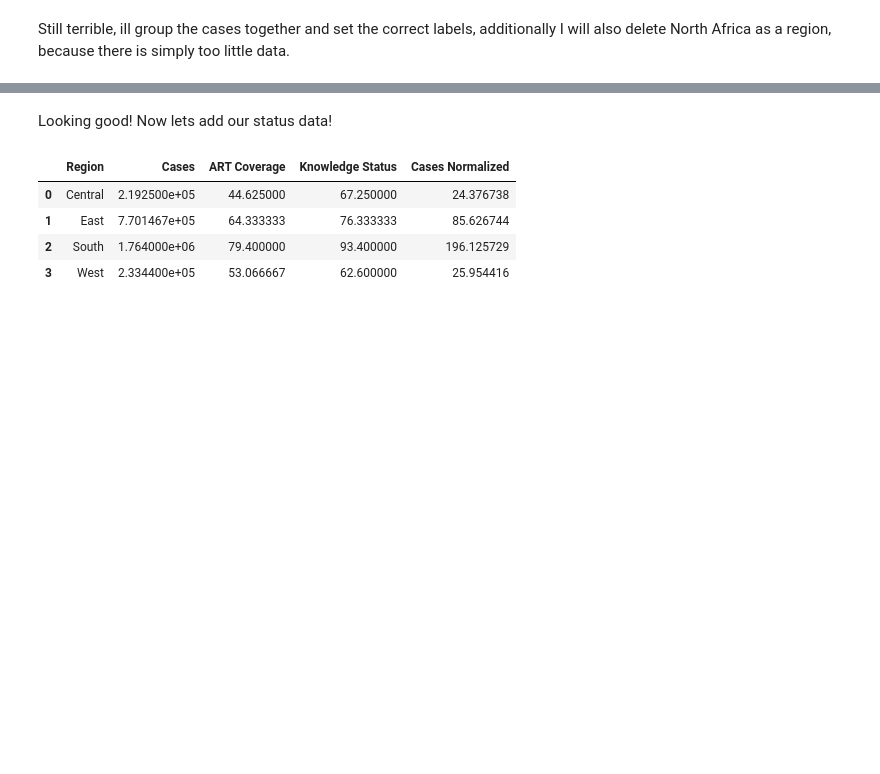
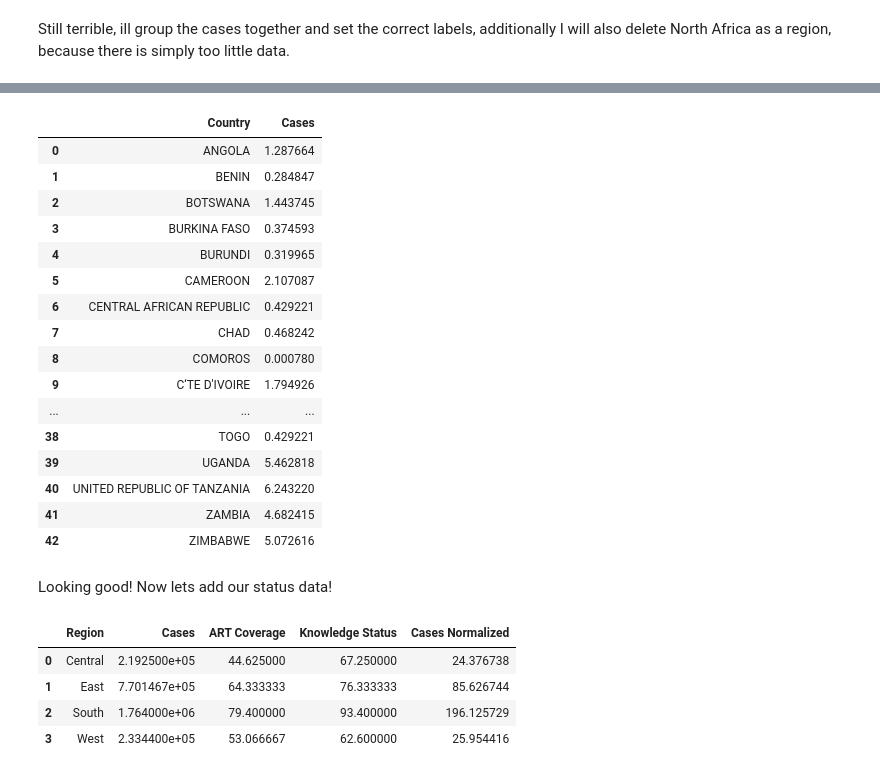
Before and after one commit to DataForAfrica/Investigations, a Jupyter notebook: AIDS/HIVExploration.ipynb, the cells around one changed output, grey strips where cells are left out. Cells and saved outputs as stored; diff of their text form; code cells hidden in the pictures; blank space fills up the shorter version.

```diff
--- a/AIDS/HIVExploration.ipynb
+++ b/AIDS/HIVExploration.ipynb
@@ -365,3 +378,25 @@ fig.show()
+# %%
+#Get aggregates for countries
+country_aggregate = df.groupby("Country").agg({'Cases': 'sum'})
+country_aggregate.apply(lambda x: 100 * x / float(x.sum())).reset_index()
+# %% [output]
+|  | Country | Cases |
+| 0 | ANGOLA | 1.287664 |
+| 1 | BENIN | 0.284847 |
+| 2 | BOTSWANA | 1.443745 |
+| 3 | BURKINA FASO | 0.374593 |
+| 4 | BURUNDI | 0.319965 |
+| 5 | CAMEROON | 2.107087 |
+| 6 | CENTRAL AFRICAN REPUBLIC | 0.429221 |
+| 7 | CHAD | 0.468242 |
+| 8 | COMOROS | 0.000780 |
+| 9 | C‘TE D'IVOIRE | 1.794926 |
+| ... | ... | ... |
+| 38 | TOGO | 0.429221 |
+| 39 | UGANDA | 5.462818 |
+| 40 | UNITED REPUBLIC OF TANZANIA | 6.243220 |
+| 41 | ZAMBIA | 4.682415 |
+| 42 | ZIMBABWE | 5.072616 |
 # %% [markdown]
 Looking good! Now lets add our status data!
 # %%
```
Also changed, not shown: parts of 27 cells of this notebook.
